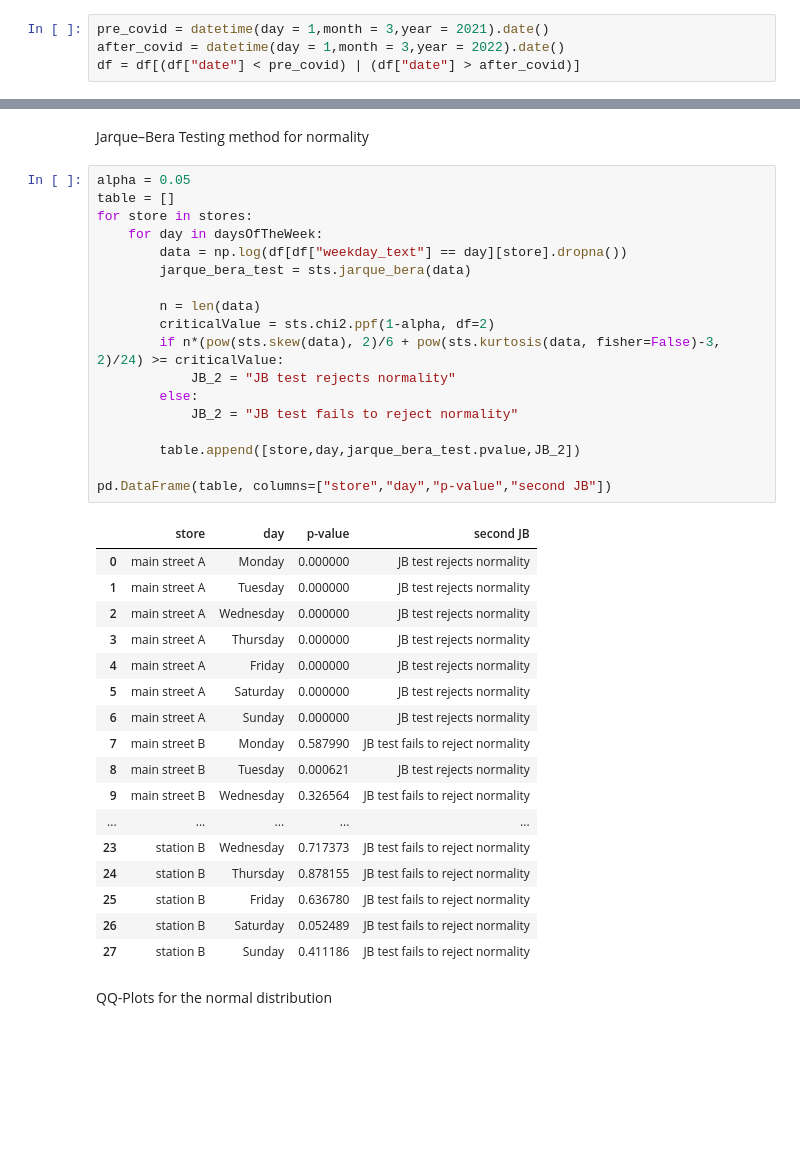
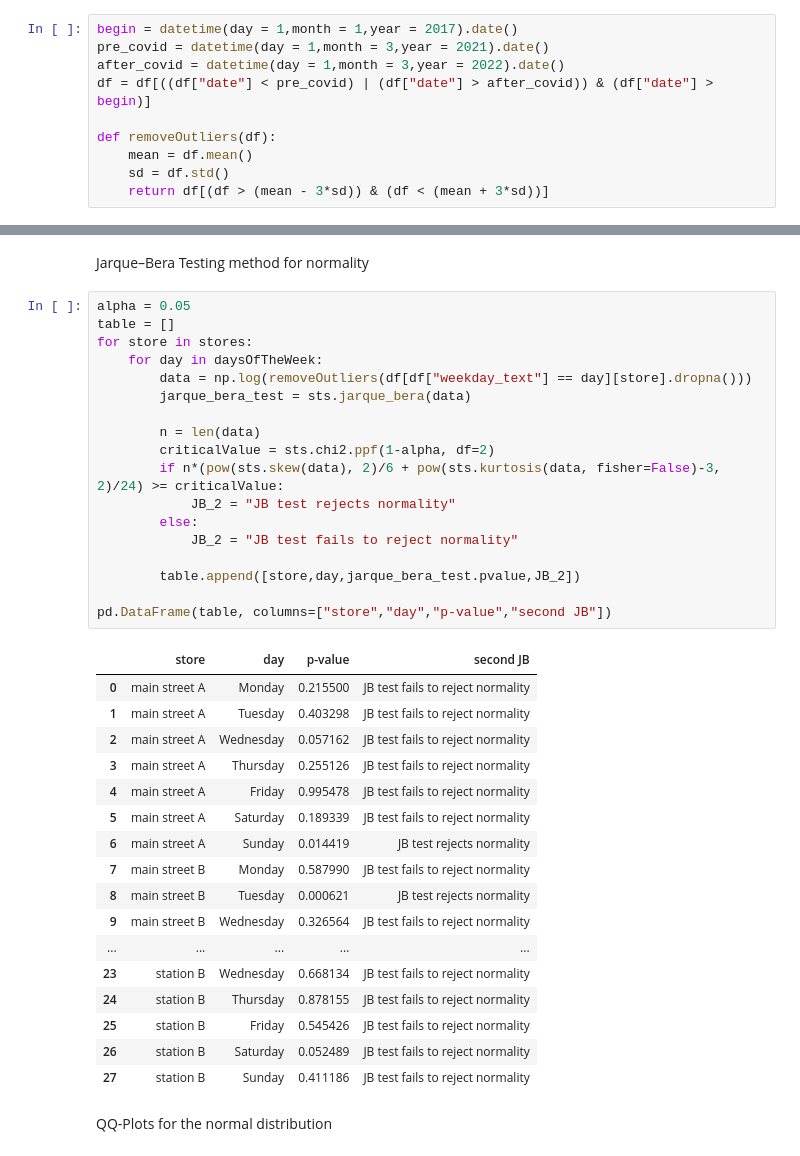
Before and after one commit to Marijn2404/TheThirdPiGame, a Jupyter notebook: normality testing.ipynb, the cells around one changed output, grey strips where cells are left out. Drawn from its saved outputs; the diff is of its cells as text; blank space fills up the shorter version.

```diff
--- a/normality testing.ipynb
+++ b/normality testing.ipynb
@@ -33,7 +35,13 @@ df
 # %%
+begin = datetime(day = 1,month = 1,year = 2017).date()
 pre_covid = datetime(day = 1,month = 3,year = 2021).date()
 after_covid = datetime(day = 1,month = 3,year = 2022).date()
-df = df[(df["date"] < pre_covid) | (df["date"] > after_covid)]
+df = df[((df["date"] < pre_covid) | (df["date"] > after_covid)) & (df["date"] > begin)]
+
+def removeOutliers(df):
+    mean = df.mean()
+    sd = df.std()
+    return df[(df > (mean - 3*sd)) & (df < (mean + 3*sd))]
 # %%
 class Store():
     def __init__(self, name, p, pl, c, cs):
@@ -94,37 +102,37 @@ Jarque–Bera Testing method for normality
 # %%
 alpha = 0.05
 table = []
 for store in stores:
     for day in daysOfTheWeek:
-        data = np.log(df[df["weekday_text"] == day][store].dropna())
+        data = np.log(removeOutliers(df[df["weekday_text"] == day][store].dropna()))
         jarque_bera_test = sts.jarque_bera(data)
 
         n = len(data)
         criticalValue = sts.chi2.ppf(1-alpha, df=2)
         if n*(pow(sts.skew(data), 2)/6 + pow(sts.kurtosis(data, fisher=False)-3, 2)/24) >= criticalValue:
             JB_2 = "JB test rejects normality"
         else:
             JB_2 = "JB test fails to reject normality"
 
         table.append([store,day,jarque_bera_test.pvalue,JB_2])
 
 pd.DataFrame(table, columns=["store","day","p-value","second JB"])
 # %% [output]
 |  | store | day | p-value | second JB |
-| 0 | main street A | Monday | 0.000000 | JB test rejects normality |
-| 1 | main street A | Tuesday | 0.000000 | JB test rejects normality |
-| 2 | main street A | Wednesday | 0.000000 | JB test rejects normality |
-| 3 | main street A | Thursday | 0.000000 | JB test rejects normality |
-| 4 | main street A | Friday | 0.000000 | JB test rejects normality |
-| 5 | main street A | Saturday | 0.000000 | JB test rejects normality |
-| 6 | main street A | Sunday | 0.000000 | JB test rejects normality |
+| 0 | main street A | Monday | 0.215500 | JB test fails to reject normality |
+| 1 | main street A | Tuesday | 0.403298 | JB test fails to reject normality |
+| 2 | main street A | Wednesday | 0.057162 | JB test fails to reject normality |
+| 3 | main street A | Thursday | 0.255126 | JB test fails to reject normality |
+| 4 | main street A | Friday | 0.995478 | JB test fails to reject normality |
+| 5 | main street A | Saturday | 0.189339 | JB test fails to reject normality |
+| 6 | main street A | Sunday | 0.014419 | JB test rejects normality |
 | 7 | main street B | Monday | 0.587990 | JB test fails to reject normality |
 | 8 | main street B | Tuesday | 0.000621 | JB test rejects normality |
 | 9 | main street B | Wednesday | 0.326564 | JB test fails to reject normality |
 | ... | ... | ... | ... | ... |
-| 23 | station B | Wednesday | 0.717373 | JB test fails to reject normality |
+| 23 | station B | Wednesday | 0.668134 | JB test fails to reject normality |
 | 24 | station B | Thursday | 0.878155 | JB test fails to reject normality |
-| 25 | station B | Friday | 0.636780 | JB test fails to reject normality |
+| 25 | station B | Friday | 0.545426 | JB test fails to reject normality |
 | 26 | station B | Saturday | 0.052489 | JB test fails to reject normality |
 | 27 | station B | Sunday | 0.411186 | JB test fails to reject normality |
 # %% [markdown]
```
Also changed, not shown: parts of 4 cells of this notebook, 4 other files.
